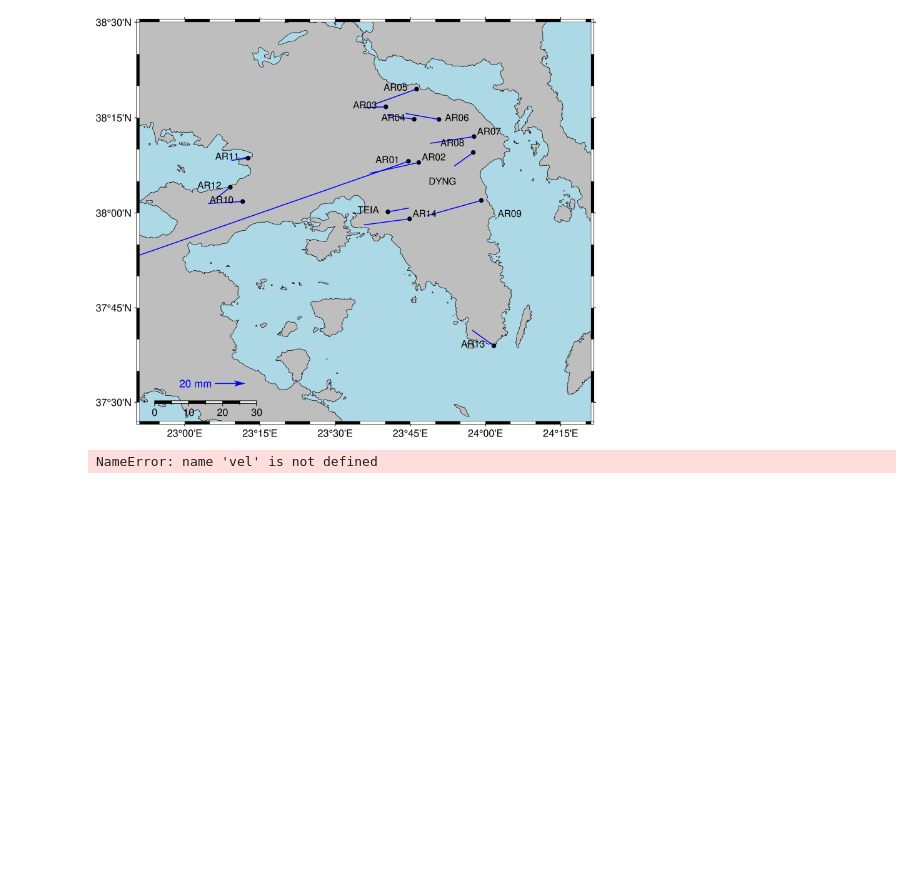
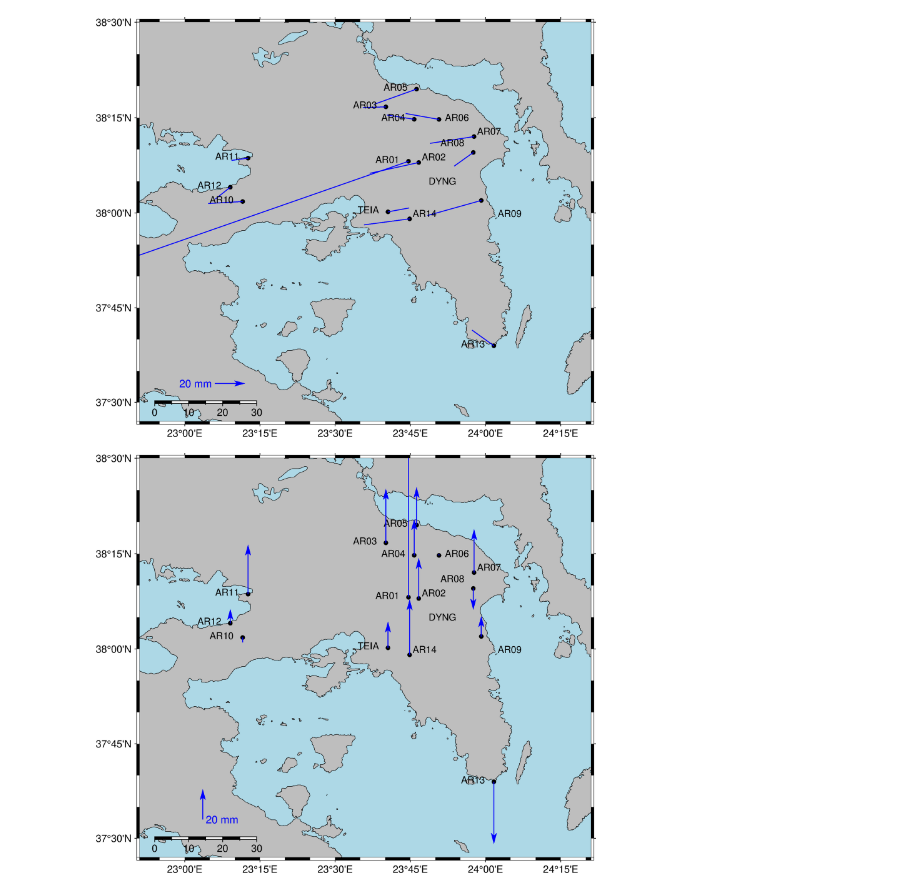
Before and after one commit to LabGeoTopo/gmt_pyplots, a Jupyter notebook: plotdiffs1.ipynb, the cells around one changed output. Saved outputs shown, nothing was run; the diff lists cells and outputs as text; code cells hidden in the pictures; blank space fills up the shorter version.

```diff
--- a/plotdiffs1.ipynb
+++ b/plotdiffs1.ipynb
@@ -103,25 +103,51 @@ fig.savefig("plots/diffs_2012.png")
 # %%
 ## Plot vertical velocities for each cite
 fig = pygmt.Figure()
-fig.basemap(region=[23, 24.5, 37.5, 38.5], projection="M15c", frame=True)
+fig.basemap(region=[22.85, 24.35, 37.45, 38.5], projection="M15c", frame=True)
 fig.coast(
     shorelines=True,
     land="grey",
-    water="lightblue")
+    water="lightblue",
+    map_scale="jBL+w30k+o0.5c/0.5c+f"
+)
 
 
-fig.plot(x=vel.Long, y=vel.Lat, style="c0.15c", color="black")
+#fig.plot(x=vel.Long, y=vel.Lat, style="c0.15c", color="black")
+fig.plot(x=hvel.Long, y=hvel.Lat, style="c0.15c", color="black")
+
+fig.text(textfiles='labels', angle=True, font=True, justify=True)
 
 fig.velo(
-    data=vel,
-    pen="0.7p,red",
+    data=vvel,
+    pen="0.7p,blue",
     uncertaintycolor  ="lightblue1",
     line=True,
-    spec="e0.05/0.39/11",
+    spec="e0.05/0.39/0",
     frame=["WSne"],
-    vector="0.35c+e+gred",
+    vector="0.35c+e+gblue",
+)
+
+## create scale dataframe for vector magnitude
+vscv={
+    'Long': [23.06],
+    'Lat': [37.55],
+    'Ve': [0],
+    'Vn': [20],
+    'sVe': [0],
+    'sVn': [0],
+    'sV': [0],
+    'Code': ['20 mm']
+}
+fig.velo(
+    data=vscv,
+    pen="0.7p,blue",
+    uncertaintycolor  ="lightblue1",
+    line=True,
+    spec="e0.05/0.39/10",
+    frame=["WSne"],
+    vector="0.35c+e+gblue",
 )
 
 fig.show()
 # %% [output]
-NameError: name 'vel' is not defined
+[figure, added]
```
Also changed, not shown: parts of 1 cell of this notebook, 1 other file.
